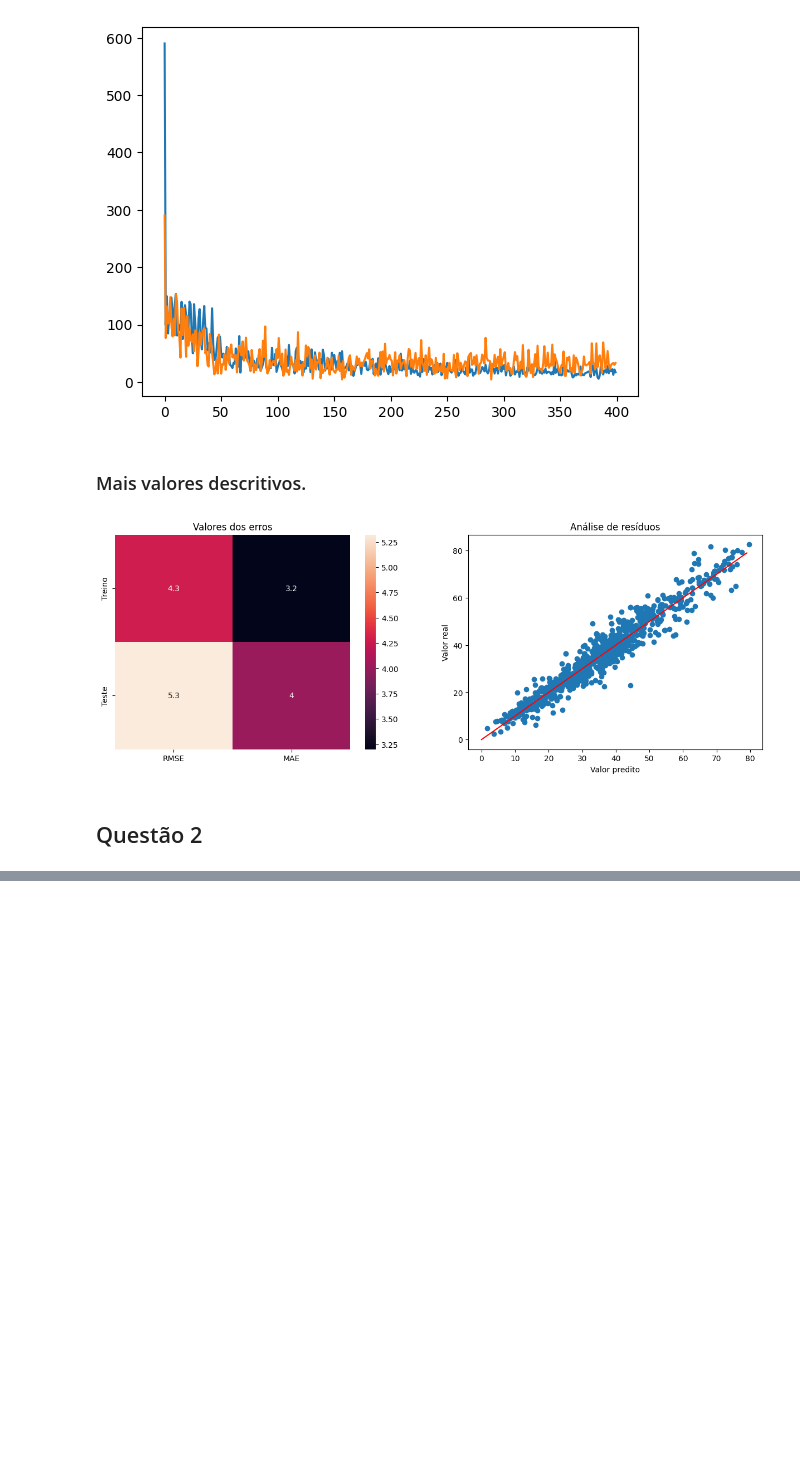
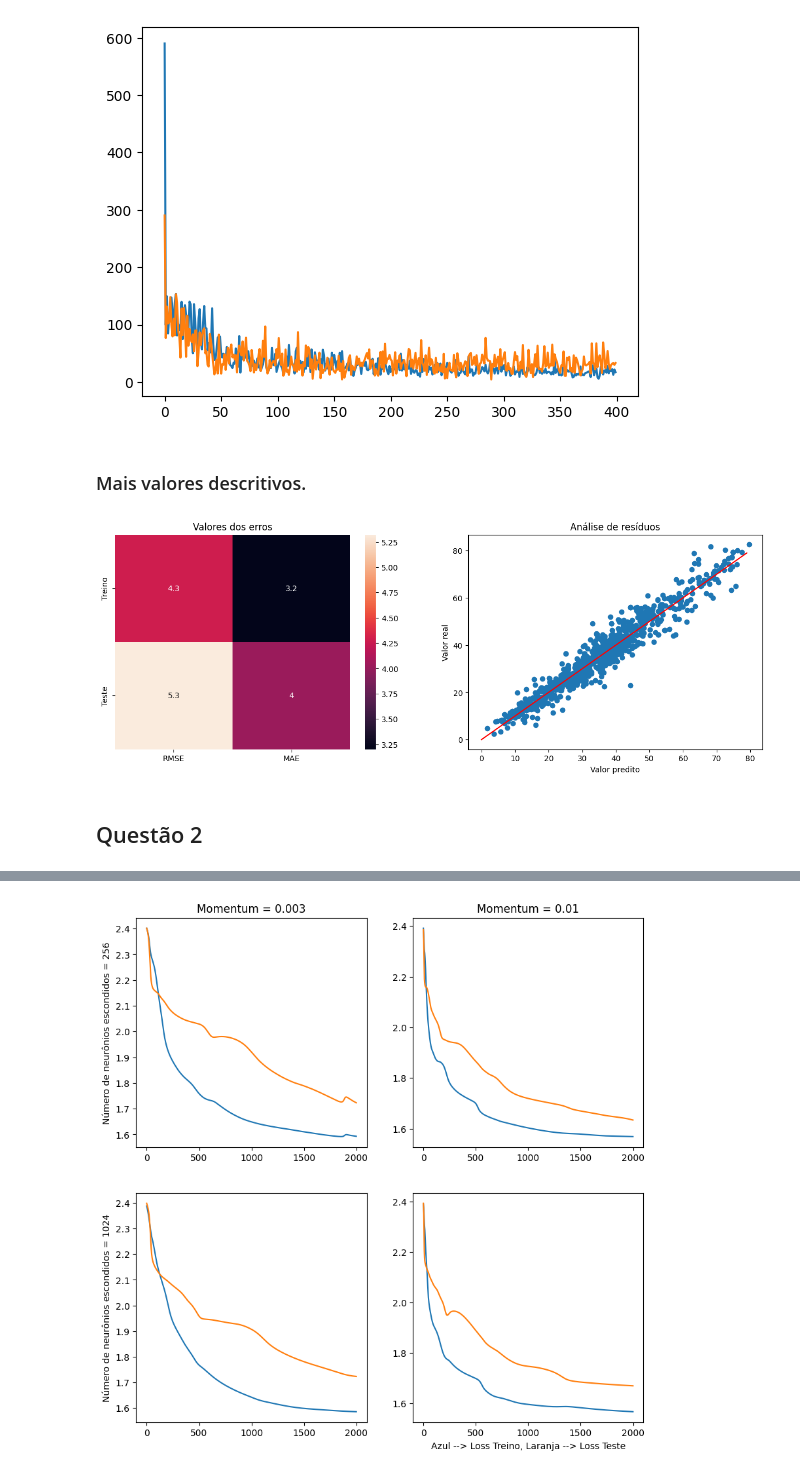
Before and after one commit to rabdiego/aprendizagem, a Jupyter notebook: trabalhos/trabalho4/lista4.ipynb, the cells around one changed output, grey strips where cells are left out. Drawn from its saved outputs; the diff is of its cells as text; code cells hidden in the pictures; blank space fills up the shorter version.

```diff
--- a/trabalhos/trabalho4/lista4.ipynb
+++ b/trabalhos/trabalho4/lista4.ipynb
@@ -273,0 +310,2 @@ train, test = train_test_split(data_np, test_size = 0.2, shuffle=True, random_st
+# %%
+loss_list = [[[list() for i in range(2)] for j in range(2)] for k in range(2)]
@@ -273,0 +314,27 @@ train, test = train_test_split(data_np, test_size = 0.2, shuffle=True, random_st
+# %%
+for i in range(2):
+    for j in range(2):
+        for epoch in tqdm(range(2000)):
+            for index, (attributes, labels) in enumerate(train_2_loader):
+                attributes = attributes.to(device)
+                labels = labels.to(device)
+
+                outputs = (models[i][j][0](attributes).softmax(dim=1))
+                loss = criterion(outputs, labels.to(torch.int64))
+
+                models[i][j][1].zero_grad()
+                loss.backward()
+                models[i][j][1].step()
+
+            loss_list[0][i][j].append(loss.item())
+
+            for index, (attributes, labels) in enumerate(val_loader):
+                attributes = attributes.to(device)
+                labels = labels.to(device)
+
+                outputs = models[i][j][0](attributes).softmax(dim=1)
+                loss = criterion(outputs, labels.to(torch.int64))
+
+            loss_list[1][i][j].append(loss.item())
+
+        print(f'Model with {4**i} neurons and momentum rate = {momentum_terms[j]} trained.')
@@ -273,0 +346,17 @@ train, test = train_test_split(data_np, test_size = 0.2, shuffle=True, random_st
+# %%
+fig, ax = plt.subplots(2, 2, figsize=(10, 10))
+
+for i in range(2):
+    for j in range(2):
+        ax[i][j].plot(range(len(loss_list[0][i][j])), loss_list[0][i][j])
+        ax[i][j].plot(range(len(loss_list[1][i][j])), loss_list[1][i][j])
+
+for i in range(2):
+    ax[0][i].set_title(f'Momentum = {momentum_terms[i]}')
+    ax[i][0].set_ylabel(f'Número de neurônios escondidos = {hidden_terms[i]}')
+
+ax[-1][-1].set_xlabel('Azul --> Loss Treino, Laranja --> Loss Teste')
+
+plt.show()
+# %% [output]
+[figure, added]
```
Also changed, not shown: parts of 16 cells of this notebook.
